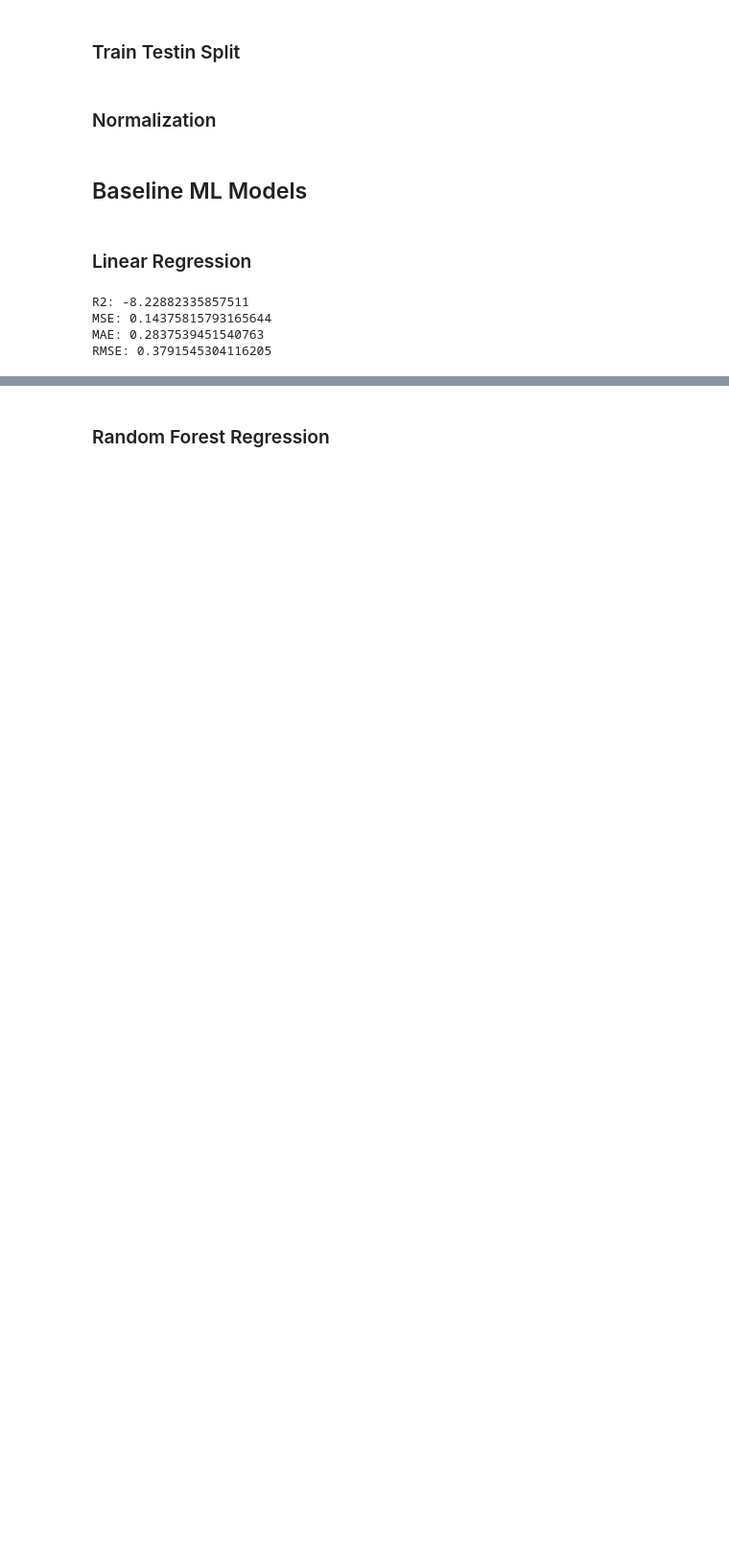
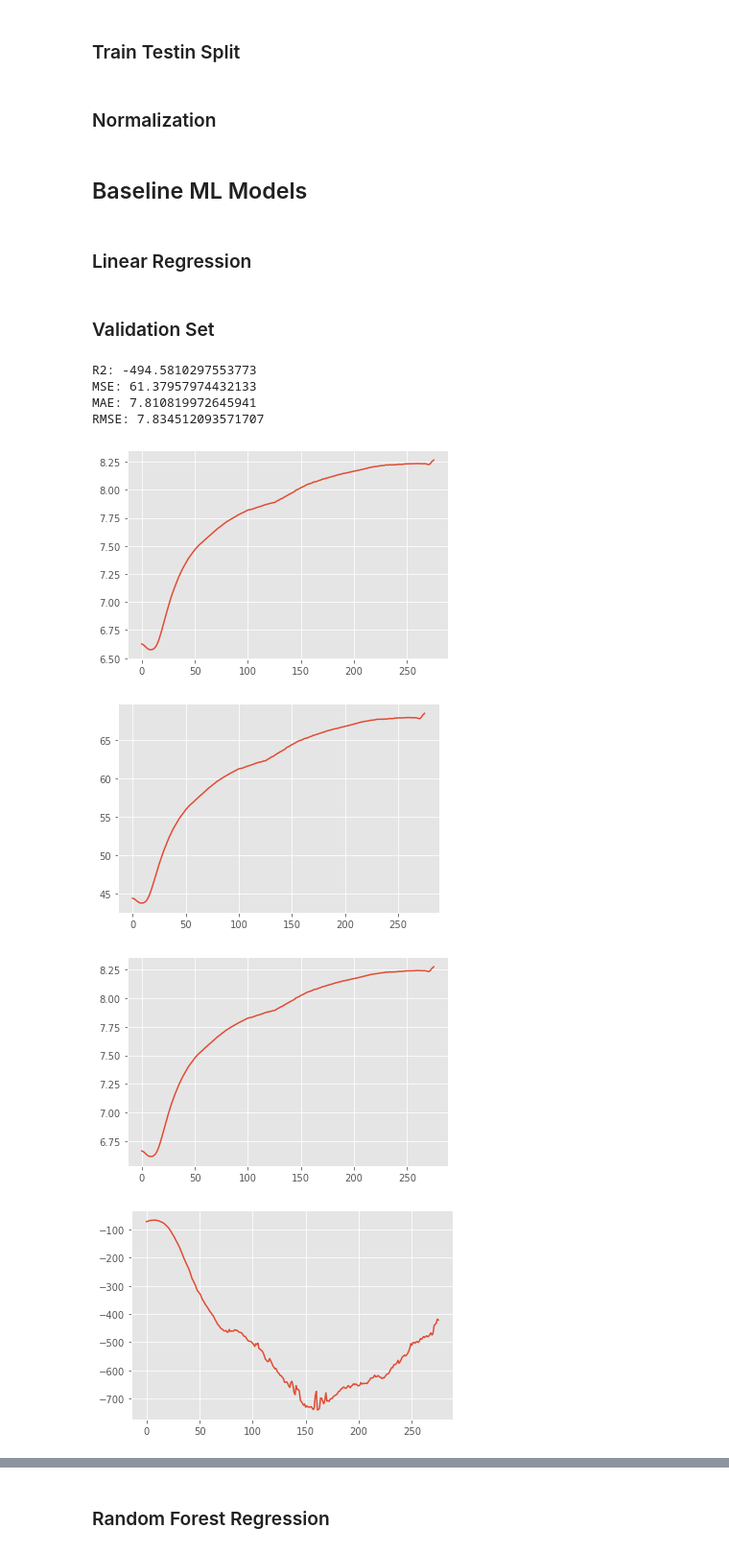
Before and after one commit to IPL-UV/ml4ocean, a Jupyter notebook: notebooks/3_models/0_control_baseline.ipynb, the cells around one changed output, grey strips where cells are left out. Shown at 96% size. Drawn from its saved outputs; the diff is of its cells as text; code cells hidden in the pictures; blank space fills up the shorter version.

```diff
--- a/notebooks/3_models/0_control_baseline.ipynb
+++ b/notebooks/3_models/0_control_baseline.ipynb
@@ -57,14 +114,27 @@ lin_model.fit(xtrain_norm, ytrain);
 # %%
 
 ypred = lin_model.predict(xtest_norm)
-# %%
-print_stats(ypred, ytest)
-# print_stats(ypred, ytest_norm, transformer=y_scaler)
-# %% [output]
-R2: -8.22882335857511
-MSE: 0.14375815793165644
-MAE: 0.2837539451540763
-RMSE: 0.3791545304116205
+# %% [markdown]
+### Validation Set
+# %%
+yvalid = lin_model.predict(xtrain_norm)
+
+print_stats(yvalid, ytrain)
+# %% [output]
+R2: -494.5810297553773
+MSE: 61.37957974432133
+MAE: 7.810819972645941
+RMSE: 7.834512093571707
+# %%
+plot_stat_levels(yvalid, ytrain, stat='mae')
+plot_stat_levels(yvalid, ytrain, stat='mse')
+plot_stat_levels(yvalid, ytrain, stat='rmse')
+plot_stat_levels(yvalid, ytrain, stat='r2')
+# %% [output]
+[figure, added]
+[figure, added]
+[figure, added]
+[figure, added]
 # %%
 plot_stat_levels(ypred, ytest, stat='mae', )
 # %% [output]
```
Also changed, not shown: parts of 28 cells of this notebook, 4 other files.
